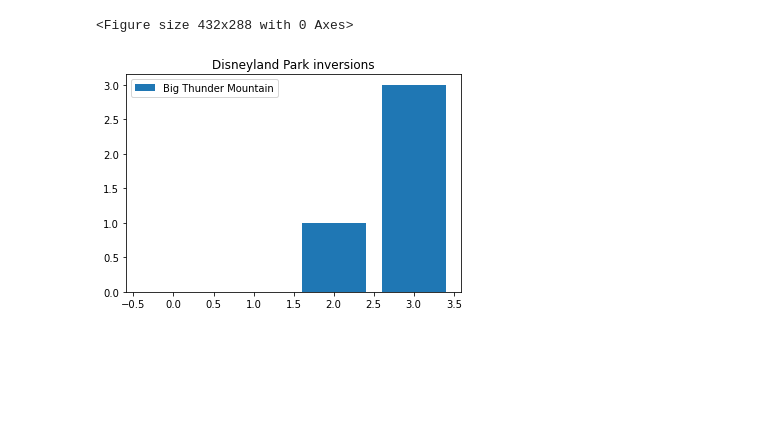
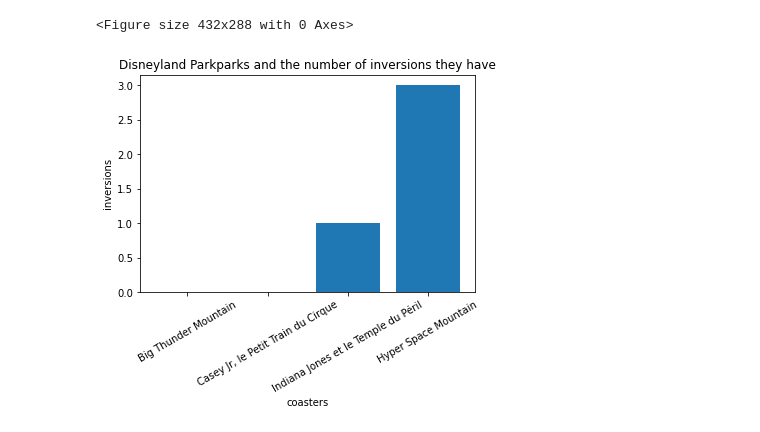
Before and after one commit to jean-on-hub/Roller-Coaster, a Jupyter notebook: roller coaster .ipynb, the cells around one changed output. Drawn from its saved outputs; the diff is of its cells as text; code cells hidden in the pictures; blank space fills up the shorter version.

```diff
--- a/roller coaster .ipynb
+++ b/roller coaster .ipynb
@@ -127,15 +130,16 @@ hist_plot ("length",data)
 # %%
 # Create a function to plot inversions by coaster at park
 def num_inversions(data,x):
-  park_info = data[data.park == x]
-  park_info.dropna()
-
-  plt.bar(range(len(park_info.name.values)),park_info.num_inversions.values)
-  plt.legend(labels =park_info.name.values)
-  plt.title(x +" inversions")
-  plt.show()
+    data = data[data["park"]==x]
+    coasters = data.name
+    inversions = data.num_inversions
+    plt.title( x + "parks and the number of inversions they have")
+    plt.xlabel("coasters")
+    plt.ylabel("inversions")
+    plt.xticks(rotation = 30)
+    plt.bar(coasters,inversions)
 
 # Create barplot of inversions by roller coasters
 num_inversions(data,"Disneyland Park")
 # %% [output]
-[figure, old version]
+[figure, new version]
```
Also changed, not shown: parts of 5 cells of this notebook.
